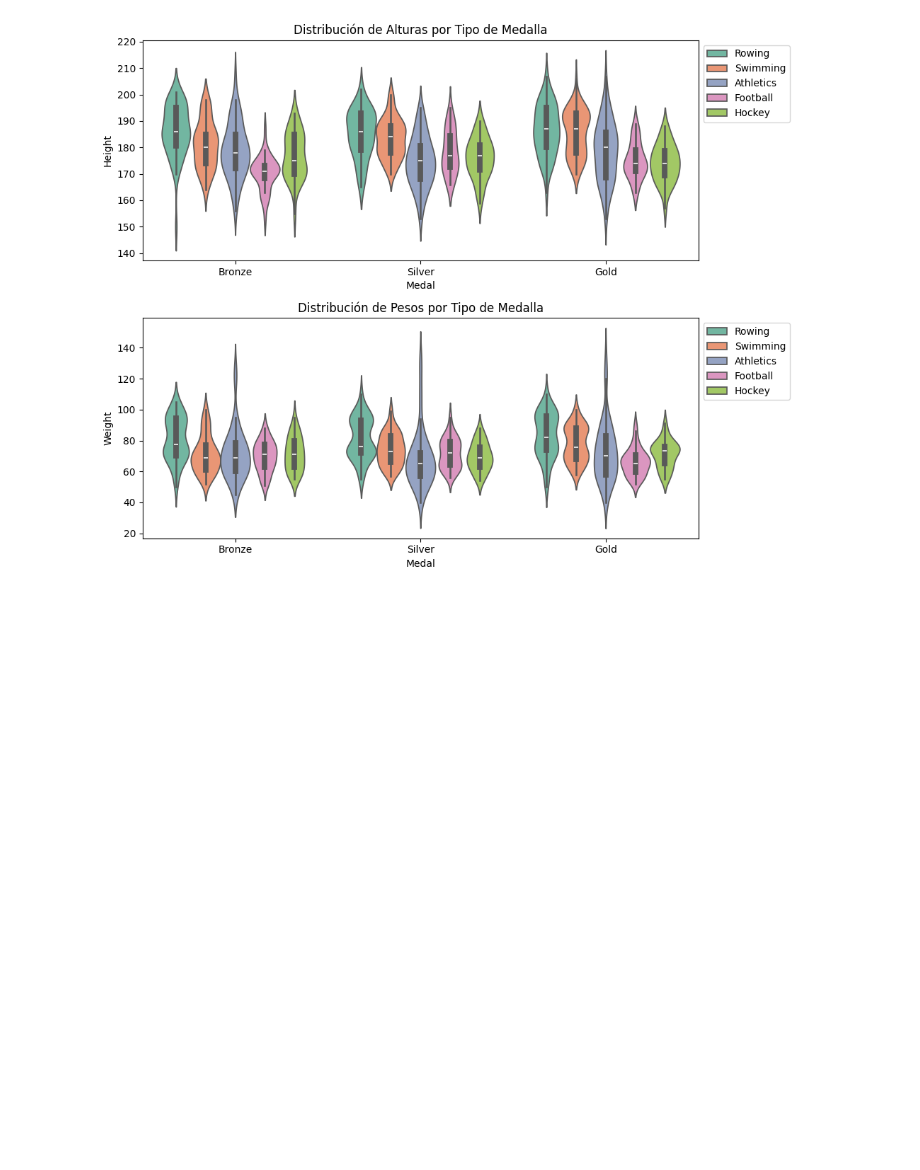
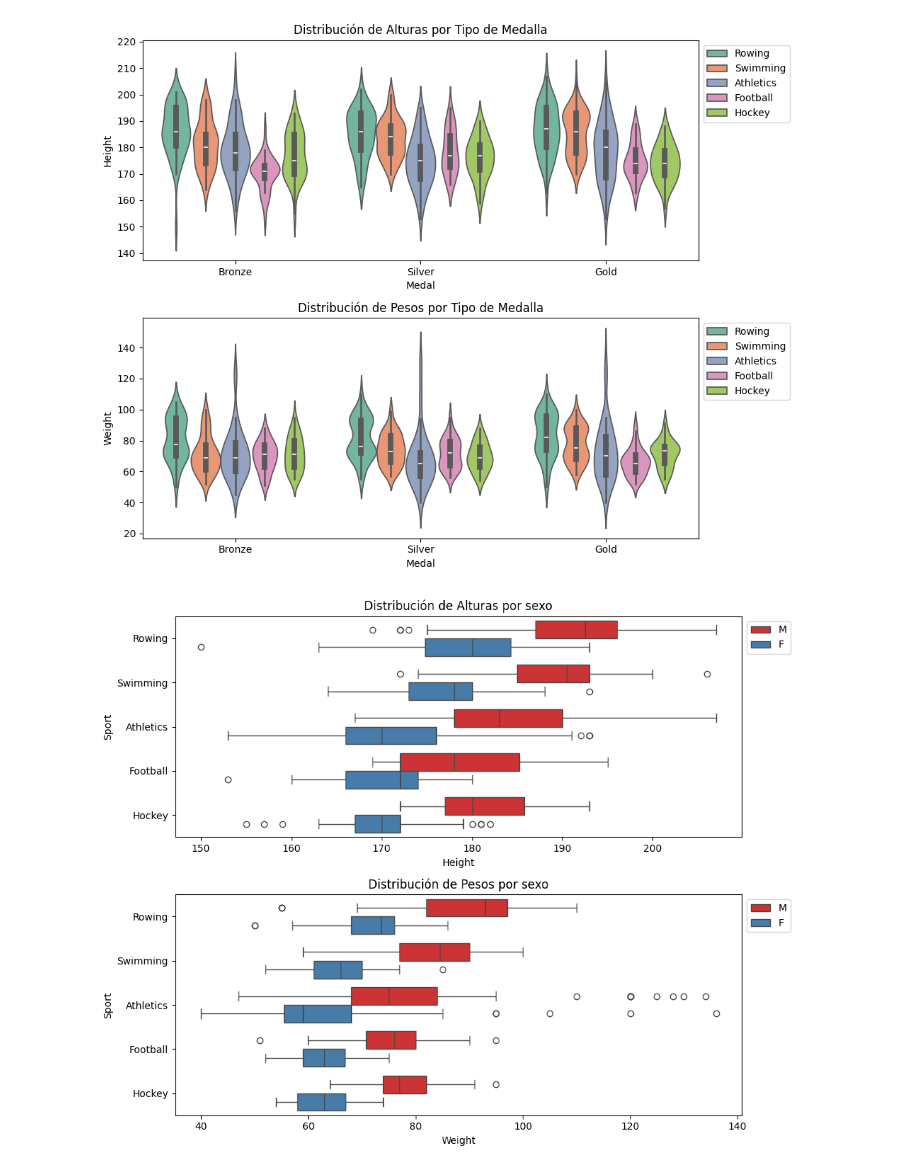
Before and after one commit to vanebertel/VZ_DATOS_3, a Jupyter notebook: _sources/notebooks.ipynb, the cells around one changed output. Cells and saved outputs as stored; diff of their text form; code cells hidden in the pictures; blank space fills up the shorter version.

```diff
--- a/_sources/notebooks.ipynb
+++ b/_sources/notebooks.ipynb
@@ -198,3 +198,15 @@ plt.tight_layout()
 plt.show()
 # %% [output]
 [figure]
+# %%
+fig, axes=plt.subplots(nrows=2, ncols=1, figsize=(10, 8))
+ax=sns.boxplot(x='Height',y='Sport', data=data_top5, hue='Sex', ax=axes[0], palette='Set1', orient='h')
+axes[0].set_title('Distribución de Alturas por sexo')
+axes[0].legend(loc='upper left', bbox_to_anchor=(1, 1))
+ax=sns.boxplot(x='Weight',y='Sport', data=data_top5,hue='Sex',  ax=axes[1], palette='Set1', orient='h')
+axes[1].set_title('Distribución de Pesos por sexo')
+axes[1].legend(loc='upper left', bbox_to_anchor=(1, 1))
+plt.tight_layout()
+plt.show()
+# %% [output]
+[figure, added]
```
Also changed, not shown: parts of 17 cells of this notebook, 3 other files.
